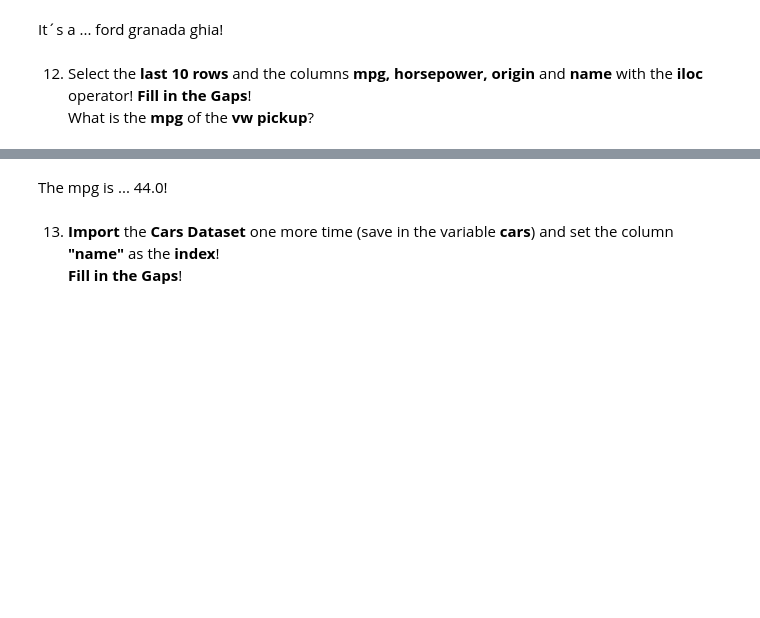
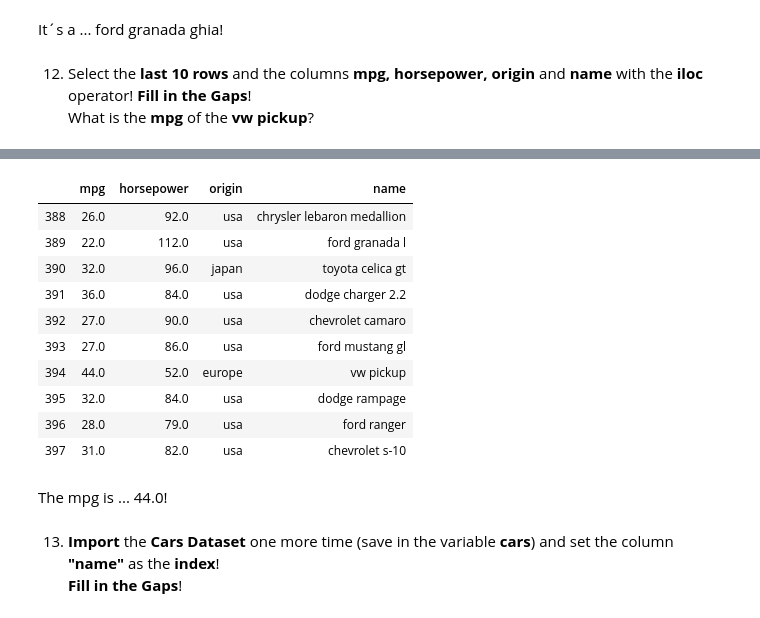
Before and after one commit to Ajay-2007/machine-learning-projects, a Jupyter notebook: pandas/Coding_Exercises_1_2.ipynb, the cells around one changed output, grey strips where cells are left out. Cells and saved outputs as stored; diff of their text form; code cells hidden in the pictures; blank space fills up the shorter version.

```diff
--- a/pandas/Coding_Exercises_1_2.ipynb
+++ b/pandas/Coding_Exercises_1_2.ipynb
@@ -131,4 +148,5 @@ Inspect the __first 5 Rows__!
 # %%
 #import the dataset
+cars = pd.read_csv('./datasets/cars.csv')
 # %%
 #inspect
@@ -155,3 +213,17 @@ cars.iloc[---:, [---, ---, ---, ---]]
+# %%
+cars.iloc[-10:, [0, 3, 7, 8]]
+# %% [output]
+|  | mpg | horsepower | origin | name |
+| 388 | 26.0 | 92.0 | usa | chrysler lebaron medallion |
+| 389 | 22.0 | 112.0 | usa | ford granada l |
+| 390 | 32.0 | 96.0 | japan | toyota celica gt |
+| 391 | 36.0 | 84.0 | usa | dodge charger 2.2 |
+| 392 | 27.0 | 90.0 | usa | chevrolet camaro |
+| 393 | 27.0 | 86.0 | usa | ford mustang gl |
+| 394 | 44.0 | 52.0 | europe | vw pickup |
+| 395 | 32.0 | 84.0 | usa | dodge rampage |
+| 396 | 28.0 | 79.0 | usa | ford ranger |
+| 397 | 31.0 | 82.0 | usa | chevrolet s-10 |
 # %% [markdown]
 The mpg is ... 44.0!
 # %% [markdown]
```
Also changed, not shown: parts of 15 cells of this notebook.
